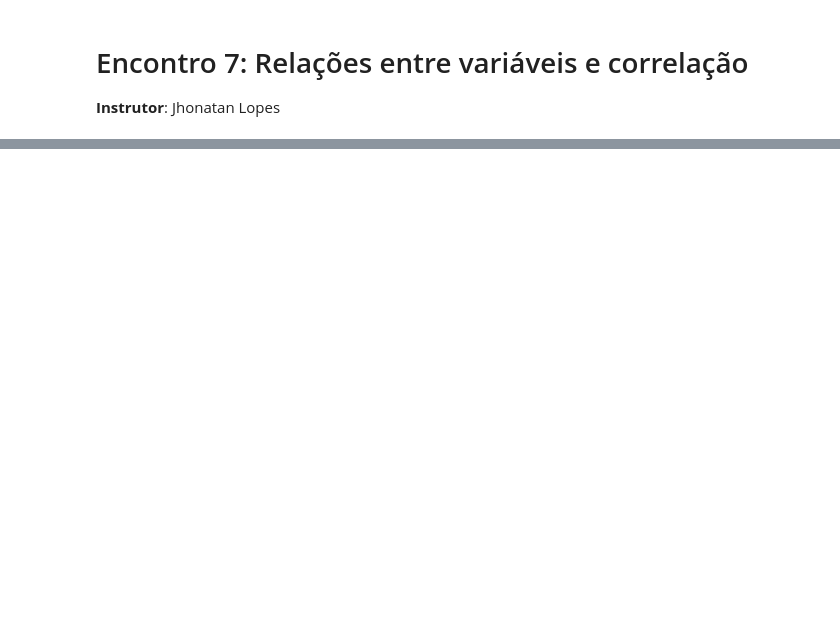
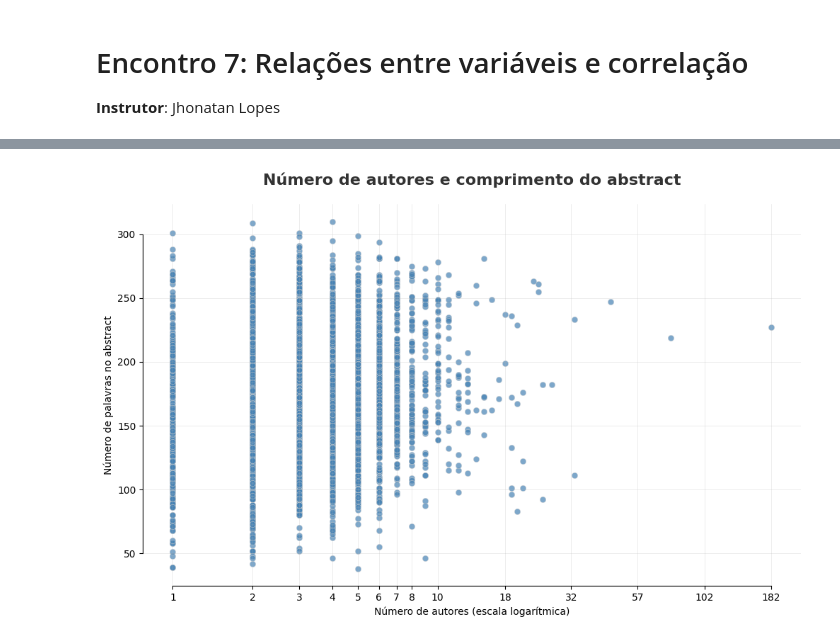
Before and after one commit to jhlopesalves/eda_humanidades, a Jupyter notebook: encontro_7/enc_7.ipynb, the cells around one changed output, grey strips where cells are left out. Saved outputs shown, nothing was run; the diff lists cells and outputs as text; code cells hidden in the pictures; blank space fills up the shorter version.

```diff
--- a/encontro_7/enc_7.ipynb
+++ b/encontro_7/enc_7.ipynb
@@ -23,0 +333,60 @@ arxiv_df = pd.read_csv(
+# %%
+fig, ax = plt.subplots(
+    figsize=(12, 7)
+)
+
+sns.scatterplot(
+    data=arxiv_df,
+    x="n_authors",
+    y="abstract_n_words",
+    color="steelblue",
+    edgecolor="lightgrey",
+    alpha=0.7,
+    ax=ax,
+)
+
+ax.set_title(
+    "Número de autores e comprimento do abstract",
+    fontsize=16,
+    fontweight="bold",
+    pad=20,
+    color="#333333",
+)
+
+ax.set(
+    xlabel="Número de autores (escala logarítmica)",
+    ylabel="Número de palavras no abstract",
+)
+
+ax.grid(
+    True,
+    alpha=0.4,
+    linewidth=0.4,
+)
+
+# Mantém os valores originais, mas altera sua posição no eixo.
+ax.set_xscale("log")
+
+# Escolhe explicitamente quais valores serão mostrados no eixo.
+ax.set_xticks(
+    x_ticks
+)
+
+# Exibe 1, 10, 100 etc. como números comuns, e não como potências de 10.
+ax.xaxis.set_major_formatter(
+    ticker.ScalarFormatter()
+)
+
+# Remove subdivisões automáticas do eixo logarítmico que não serão rotuladas.
+ax.xaxis.set_minor_locator(
+    ticker.NullLocator()
+)
+
+sns.despine(
+    ax=ax,
+    trim=True,
+)
+
+plt.show()
+# %% [output]
+[figure, added]
```
Also changed, not shown: parts of 21 cells of this notebook.
